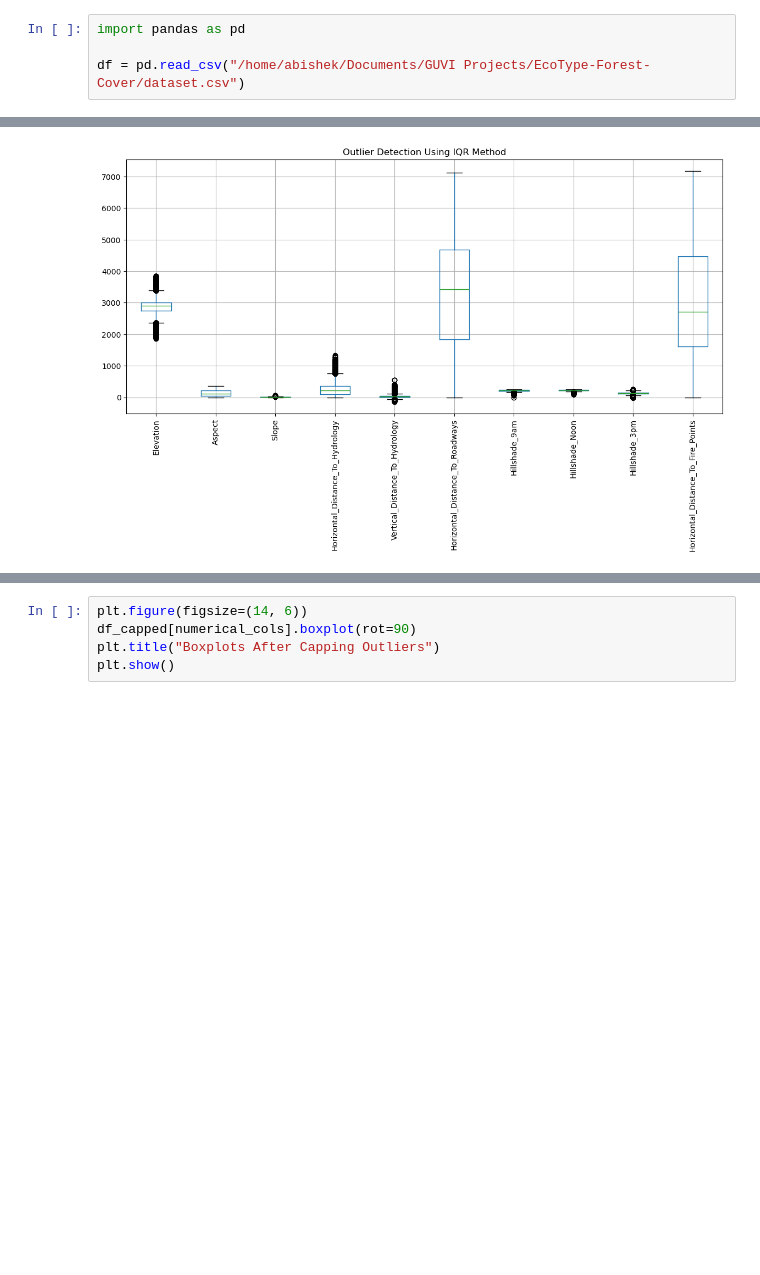
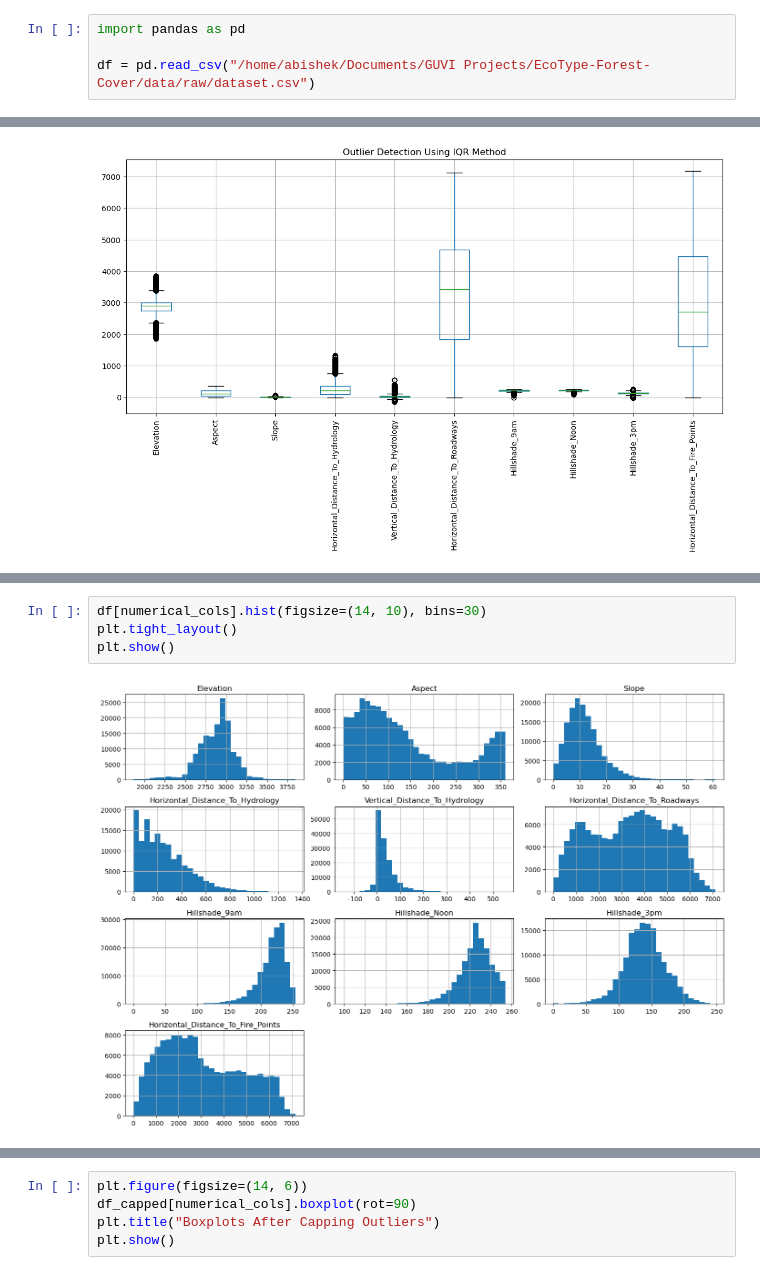
Before and after one commit to abishek-murugan/EcoType-Forest-Cover, a Jupyter notebook: notebooks/1_data_understanding.ipynb, the cells around one changed output, grey strips where cells are left out. Cells and saved outputs as stored; diff of their text form; blank space fills up the shorter version.

```diff
--- a/notebooks/1_data_understanding.ipynb
+++ b/notebooks/1_data_understanding.ipynb
@@ -1,7 +1,7 @@
 # %%
 import pandas as pd
 
-df = pd.read_csv("/home/abishek/Documents/GUVI Projects/EcoType-Forest-Cover/dataset.csv")
+df = pd.read_csv("/home/abishek/Documents/GUVI Projects/EcoType-Forest-Cover/data/raw/dataset.csv")
 # %%
 df.head()
 # %% [output]
@@ -157,3 +171,9 @@ plt.show()
+# %%
+df[numerical_cols].hist(figsize=(14, 10), bins=30)
+plt.tight_layout()
+plt.show()
+# %% [output]
+[figure, added]
 # %%
 def cap_outliers(df, columns):
     df_capped = df.copy()
```
Also changed, not shown: parts of 3 cells of this notebook, 1 other file.
